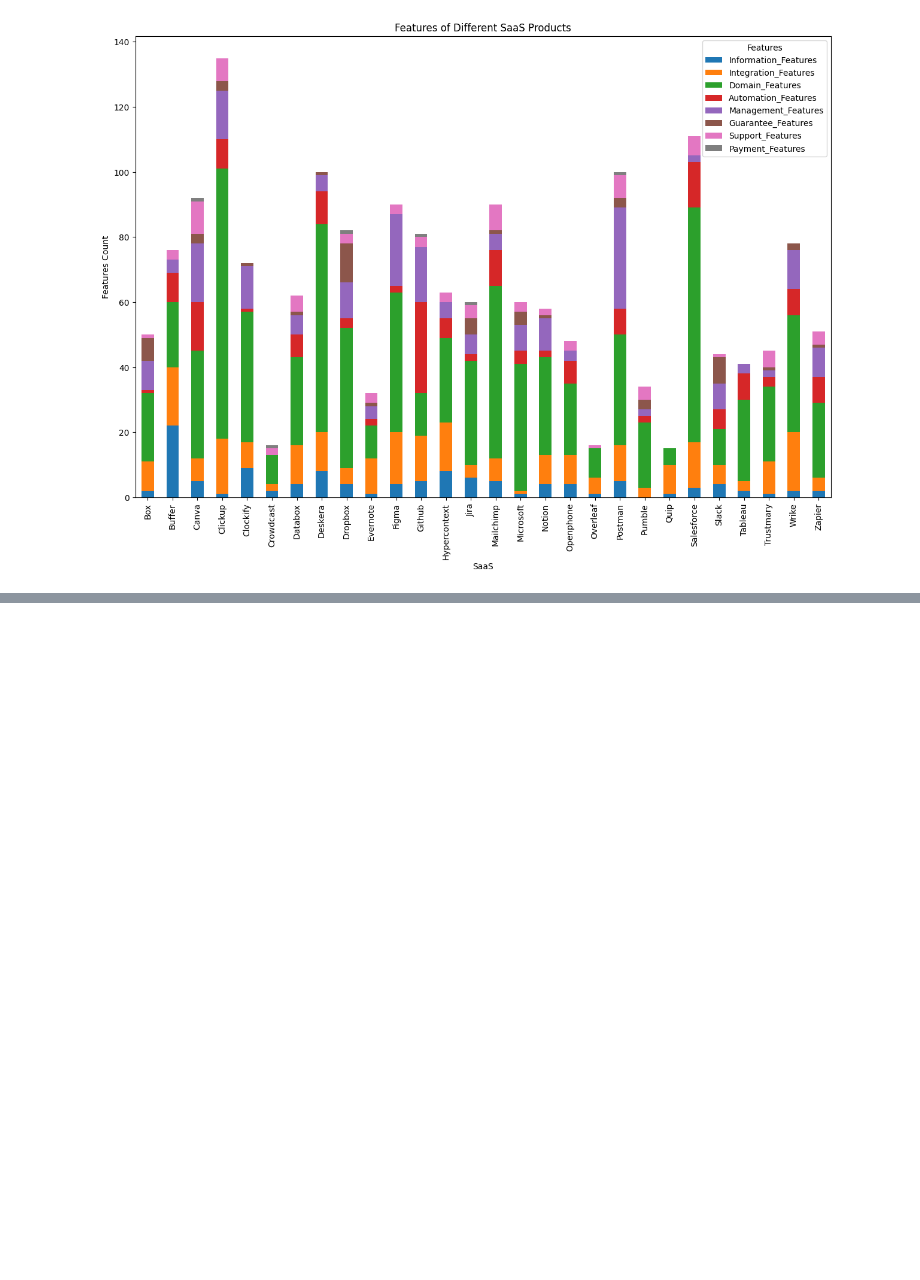
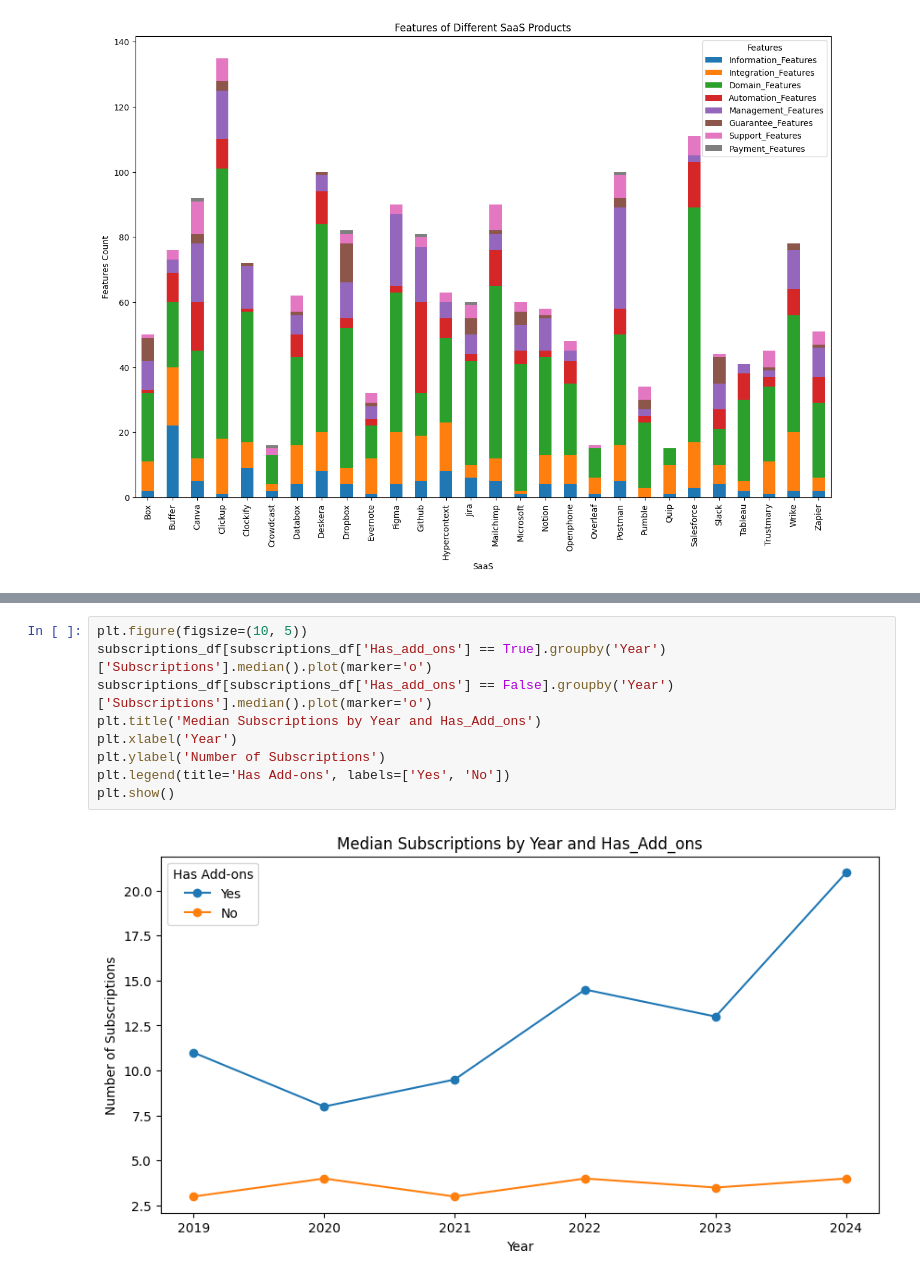
Before and after one commit to isa-group/SaaS-analysis, a Jupyter notebook: scripts/analytics/figures.ipynb, the cells around one changed output, grey strips where cells are left out. Cells and saved outputs as stored; diff of their text form; blank space fills up the shorter version.

```diff
--- a/scripts/analytics/figures.ipynb
+++ b/scripts/analytics/figures.ipynb
@@ -851,0 +1014,11 @@ plt.show()
+# %%
+plt.figure(figsize=(10, 5))
+subscriptions_df[subscriptions_df['Has_add_ons'] == True].groupby('Year')['Subscriptions'].median().plot(marker='o')
+subscriptions_df[subscriptions_df['Has_add_ons'] == False].groupby('Year')['Subscriptions'].median().plot(marker='o')
+plt.title('Median Subscriptions by Year and Has_Add_ons')
+plt.xlabel('Year')
+plt.ylabel('Number of Subscriptions')
+plt.legend(title='Has Add-ons', labels=['Yes', 'No'])
+plt.show()
+# %% [output]
+[figure, added]
```
Also changed, not shown: parts of 7 cells of this notebook, 3 other files.
